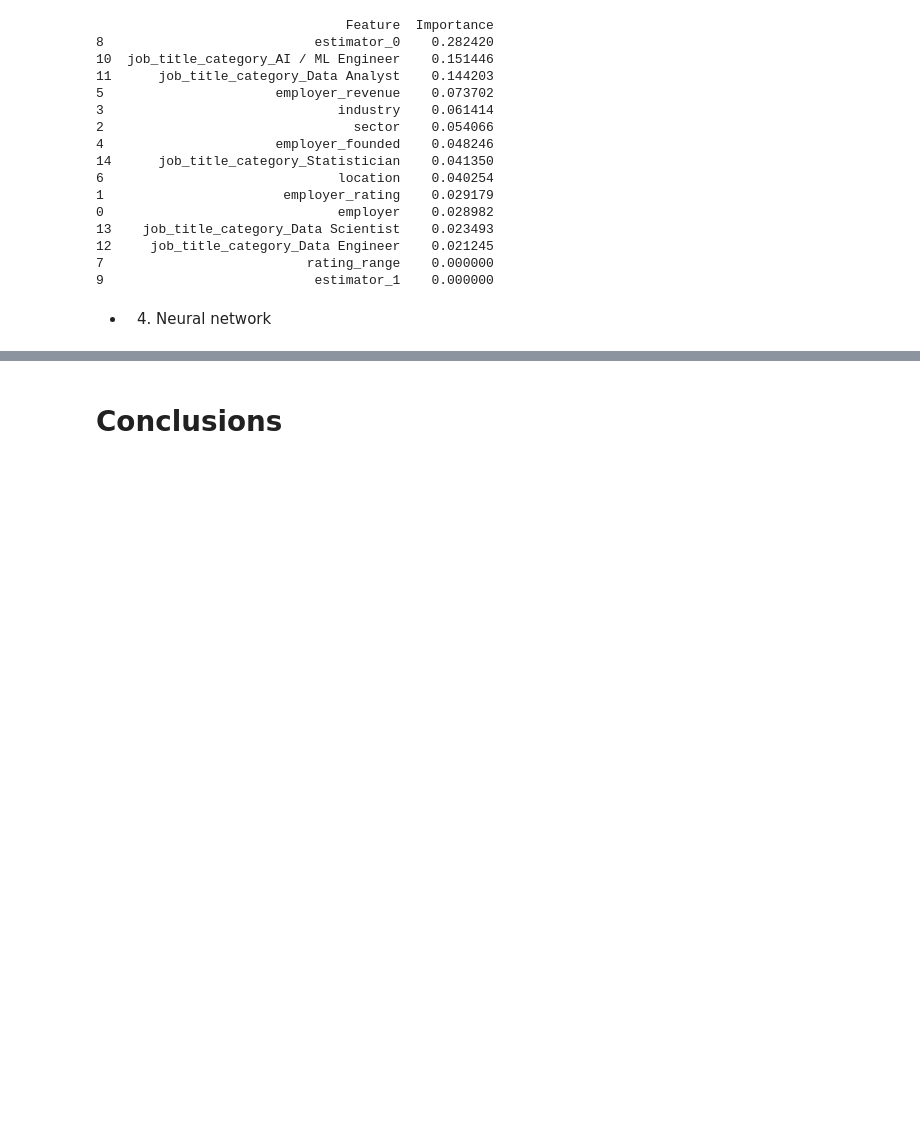
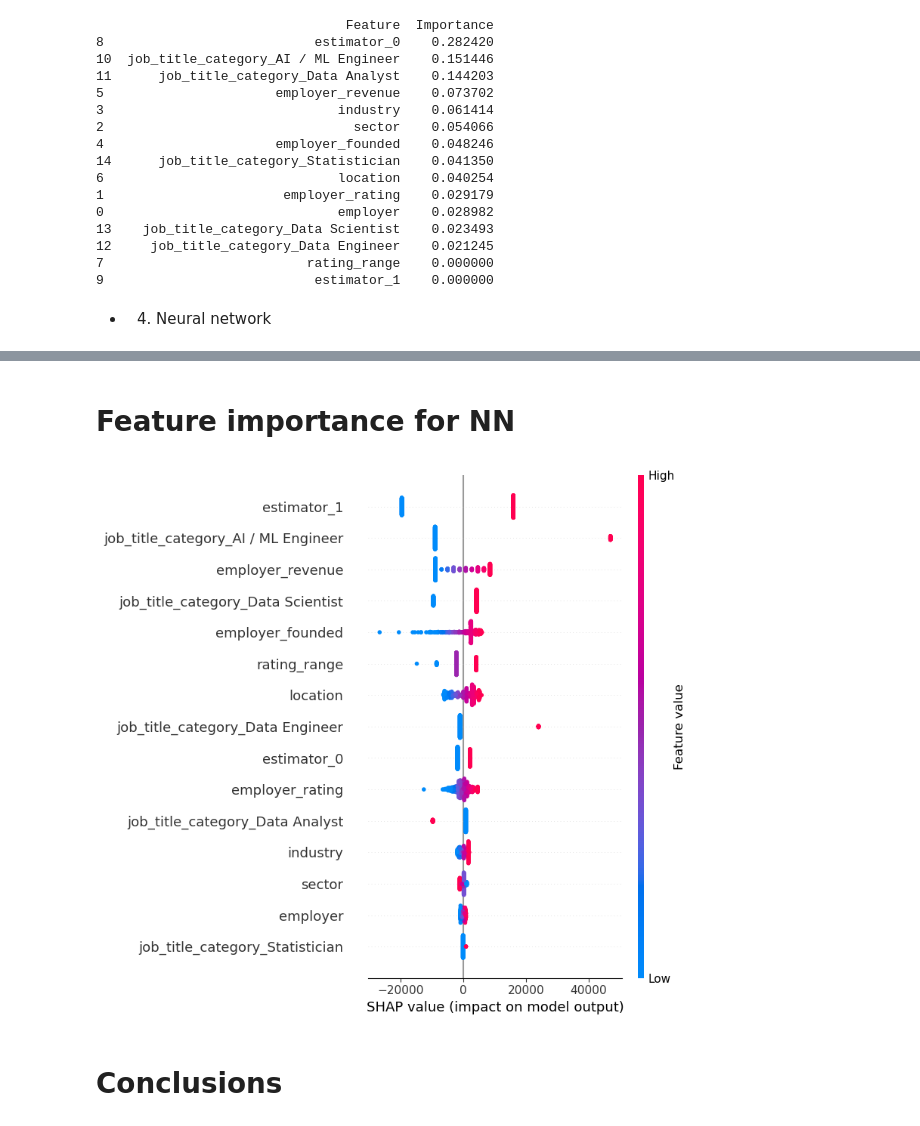
Before and after one commit to kkudzelich/scraping-and-salary-prediction, a Jupyter notebook: kaggle6.ipynb, the cells around one changed output, grey strips where cells are left out. Saved outputs shown, nothing was run; the diff lists cells and outputs as text; code cells hidden in the pictures; blank space fills up the shorter version.

```diff
--- a/kaggle6.ipynb
+++ b/kaggle6.ipynb
@@ -1321,3 +1328,25 @@ Test MAE: 32844.1029, Test MAPE: 0.2681
+# %% [markdown]
+# Feature importance for NN
+# %%
+# Create a wrapper function for the PyTorch model
+def model_wrapper(input_data):
+    # Convert the input data into Pytorch tensors
+    input_tensor = torch.tensor(input_data, dtype=torch.float32).to(device)
+    # Get predictions from the model
+    predictions = nn_model(input_tensor)
+    # Convert predictions to a NumPy array
+    return predictions.detach().cpu().numpy()
+# %%
+# # Initialize the Explainer object from the SHAP library using the shell function
+explainer = shap.Explainer(model_wrapper, X_train.values)
+
+# Get the SHAP values for the test dataset
+shap_values = explainer.shap_values(X_test.values)
+
+# Build a summary plot to visualize the importance of the features
+shap.summary_plot(shap_values, X_test)
+# %% [output]
+[figure, added]
 # %% [markdown]
 # Conclusions
 # %% [markdown]
```
Also changed, not shown: parts of 5 cells of this notebook, 1 other file.
